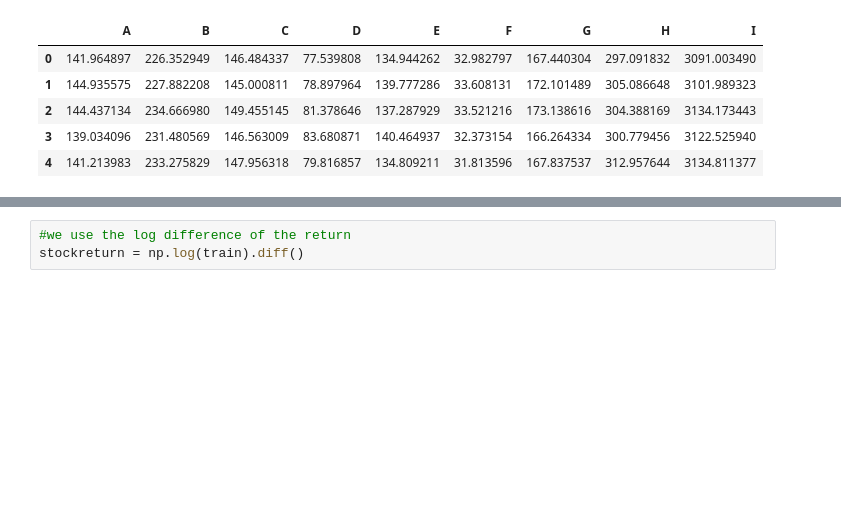
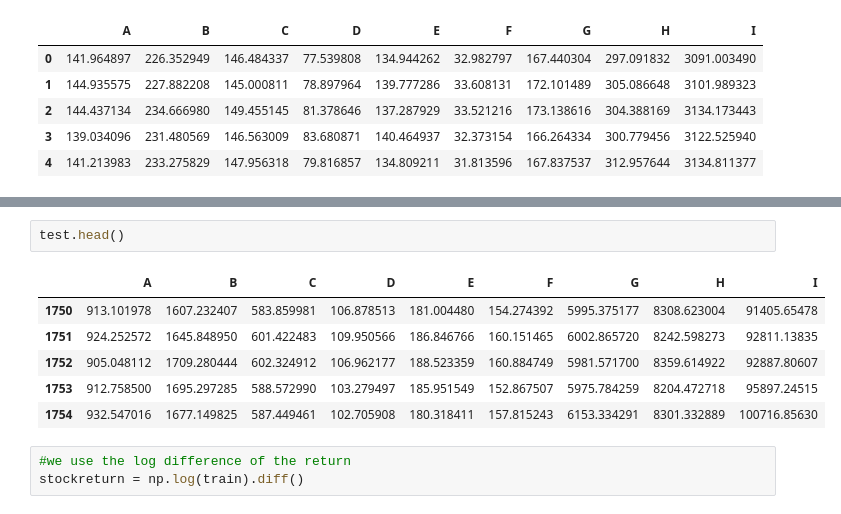
Before and after one commit to Icyviolet23/UChicagoTrading, a Jupyter notebook: Case3Stub.ipynb, the cells around one changed output, grey strips where cells are left out. Drawn from its saved outputs; the diff is of its cells as text; blank space fills up the shorter version.

```diff
--- a/Case3Stub.ipynb
+++ b/Case3Stub.ipynb
@@ -75,3 +78,12 @@ train.head()
+# %%
+test.head()
+# %% [output]
+|  | A | B | C | D | E | F | G | H | I |
+| 1750 | 913.101978 | 1607.232407 | 583.859981 | 106.878513 | 181.004480 | 154.274392 | 5995.375177 | 8308.623004 | 91405.65478 |
+| 1751 | 924.252572 | 1645.848950 | 601.422483 | 109.950566 | 186.846766 | 160.151465 | 6002.865720 | 8242.598273 | 92811.13835 |
+| 1752 | 905.048112 | 1709.280444 | 602.324912 | 106.962177 | 188.523359 | 160.884749 | 5981.571700 | 8359.614922 | 92887.80607 |
+| 1753 | 912.758500 | 1695.297285 | 588.572990 | 103.279497 | 185.951549 | 152.867507 | 5975.784259 | 8204.472718 | 95897.24515 |
+| 1754 | 932.547016 | 1677.149825 | 587.449461 | 102.705908 | 180.318411 | 157.815243 | 6153.334291 | 8301.332889 | 100716.85630 |
 # %%
 #we use the log difference of the return
 stockreturn = np.log(train).diff()
```
Also changed, not shown: parts of 9 cells of this notebook.
